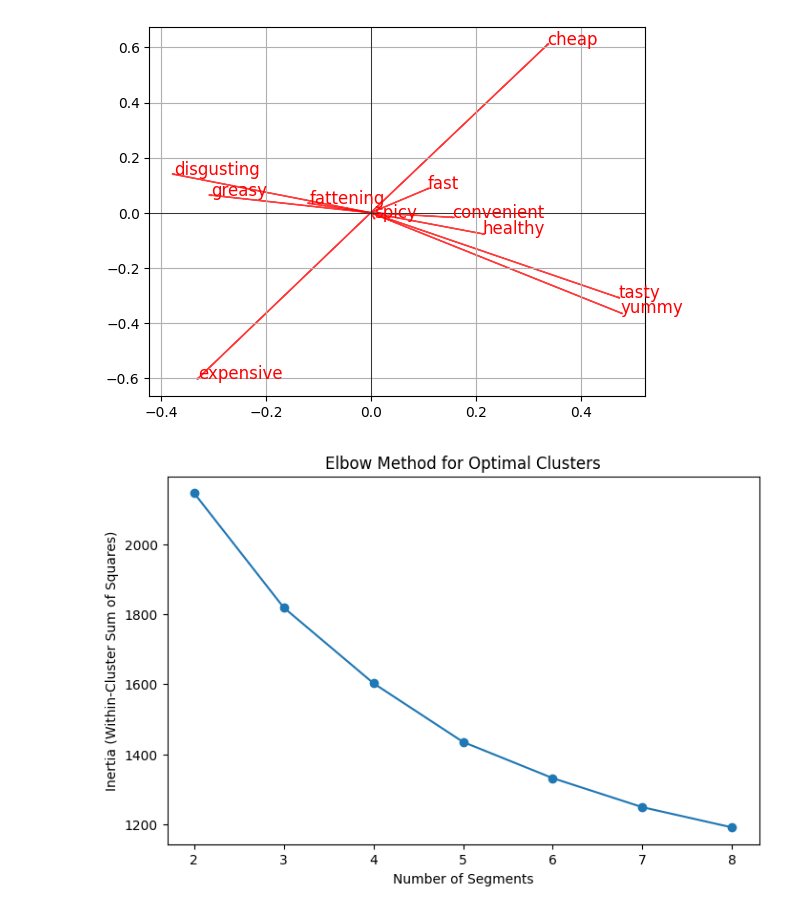
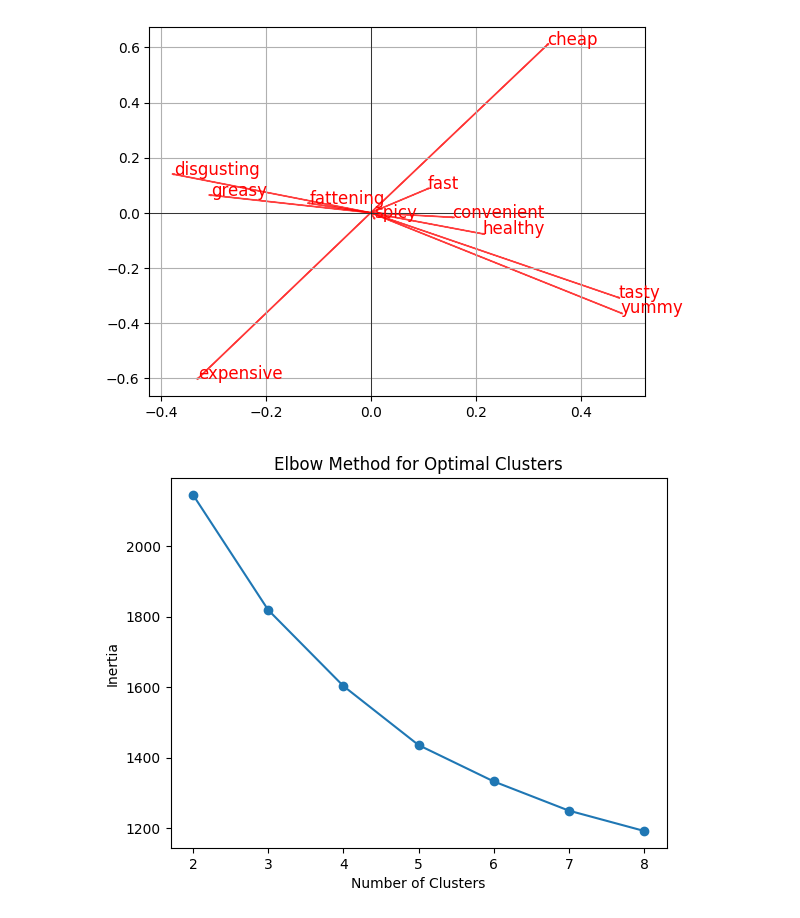
Before and after one commit to Shrutichauha7/McDonalds-case-study, a Jupyter notebook: McDonalds_case_study.ipynb, the cells around one changed output. Saved outputs shown, nothing was run; the diff lists cells and outputs as text; code cells hidden in the pictures.

```diff
--- a/McDonalds_case_study.ipynb
+++ b/McDonalds_case_study.ipynb
@@ -9,7 +9,7 @@ from sklearn.decomposition import PCA
 from sklearn.cluster import KMeans
 import seaborn as sns
 # %%
-mcdonalds = pd.read_csv("/McDonalds Case Study-20250326T083132Z-001.zip")
+mcdonalds = pd.read_csv("/content/McDonalds Case Study-20250326T083132Z-001.zip")
 # %%
 print(mcdonalds.columns)
 # %% [output]
@@ -125,9 +114,19 @@ inertia_values = [model.inertia_ for model in kmeans_models.values()]
+# %%
+from sklearn.cluster import KMeans
+
+kmeans = KMeans(n_clusters=4, random_state=1234, n_init=10)
+MD_clusters = kmeans.fit_predict(MD_x)
 # %%
-plt.figure(figsize=(8, 5))
-plt.plot(range(2, 9), inertia_values, marker='o', linestyle='-')
-plt.xlabel("Number of Segments")
-plt.ylabel("Inertia (Within-Cluster Sum of Squares)")
-plt.title("Elbow Method for Optimal Clusters")
+inertia = []
+for k in range(2, 9):
+    kmeans = KMeans(n_clusters=k, random_state=1234, n_init=10)
+    kmeans.fit(MD_x)
+    inertia.append(kmeans.inertia_)
+
+plt.plot(range(2, 9), inertia, marker='o')
+plt.xlabel('Number of Clusters')
+plt.ylabel('Inertia')
+plt.title('Elbow Method for Optimal Clusters')
 plt.show()
 # %% [output]
-[figure, old version]
+[figure, new version]
```
Also changed, not shown: parts of 7 cells of this notebook.
